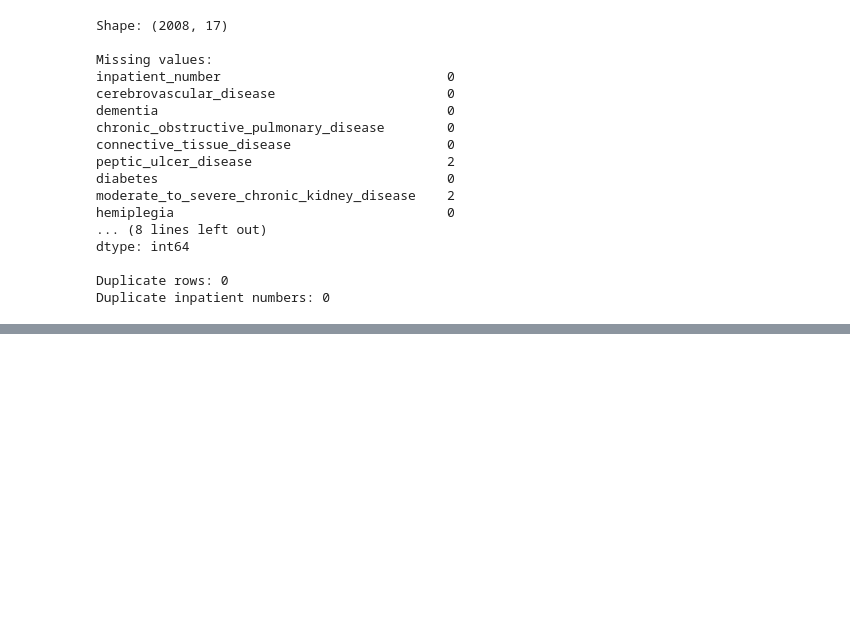
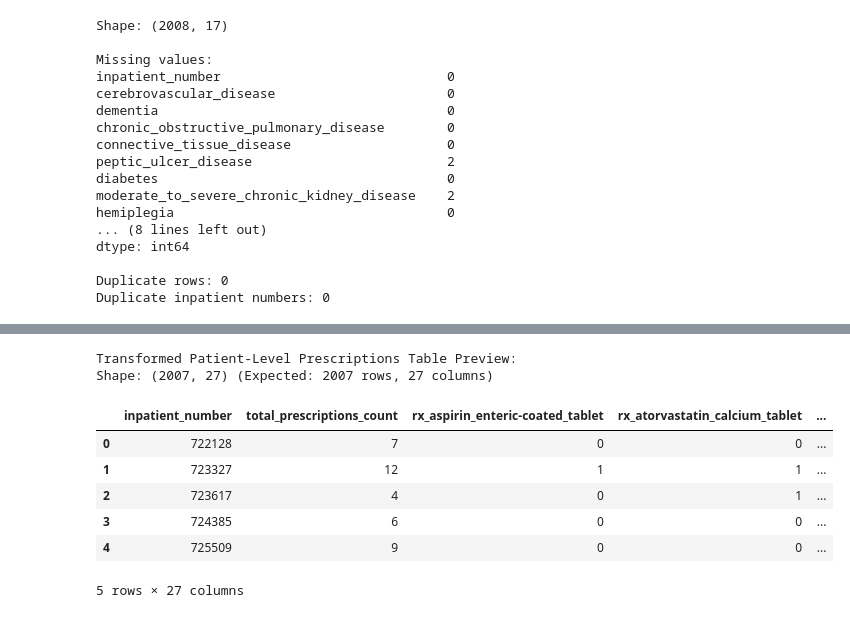
Before and after one commit to mishrasudha1984-png/Team4_The_Zen_OF_Five_PythonHackathon_Sep2026, a Jupyter notebook: Team4_The_Zen_OF_Five_01.datacleaning.ipynb, the cells around one changed output, grey strips where cells are left out. Drawn from its saved outputs; the diff is of its cells as text; code cells hidden in the pictures; blank space fills up the shorter version.

```diff
--- a/Team4_The_Zen_OF_Five_01.datacleaning.ipynb
+++ b/Team4_The_Zen_OF_Five_01.datacleaning.ipynb
@@ -1482,0 +1761,9 @@ import pandas as pd
+# %%
+# 1. Convert patient ID to string data type
+df_rx["inpatient_number"] = df_rx["inpatient_number"].astype(str)
+
+# 2. Clean whitespace in drug names
+df_rx["drug_name"] = df_rx["drug_name"].str.strip()
+
+# Verify data type change
+print(f"inpatient_number Data Type: {df_rx['inpatient_number'].dtype}")
@@ -1482,0 +1787,40 @@ import pandas as pd
+# %%
+# 1. Calculate total prescription count per patient
+df_patient_count = (
+    df_rx.groupby("inpatient_number")["drug_name"]
+    .count()
+    .reset_index(name="total_prescriptions_count")
+)
+
+# 2. One-Hot Encode the exact 25 drug names directly from dataset rows
+df_drugs_pivot = (
+    pd.crosstab(df_rx["inpatient_number"], df_rx["drug_name"])
+    .clip(upper=1)
+    .reset_index()
+)
+
+# Clean drug column names for pythonic access (spaces/hyphens converted to underscores with 'rx_' prefix)
+df_drugs_pivot.columns = [
+    col if col == "inpatient_number" else f"rx_{col.lower().replace(' ', '_')}"
+    for col in df_drugs_pivot.columns
+]
+
+# 3. Merge into a single Patient-Level Wide Table
+df_prescriptions_patient_level = df_patient_count.merge(
+    df_drugs_pivot, on="inpatient_number"
+)
+
+# Display transformed structure
+print("Transformed Patient-Level Prescriptions Table Preview:")
+print(f"Shape: {df_prescriptions_patient_level.shape} (Expected: 2007 rows, 27 columns)")
+df_prescriptions_patient_level.head()
+# %% [output]
+Transformed Patient-Level Prescriptions Table Preview:
+Shape: (2007, 27) (Expected: 2007 rows, 27 columns)
+|  | inpatient_number | total_prescriptions_count | rx_aspirin_enteric-coated_tablet | rx_atorvastatin_calcium_tablet | ... |
+| 0 | 722128 | 7 | 0 | 0 | ... |
+| 1 | 723327 | 12 | 1 | 1 | ... |
+| 2 | 723617 | 4 | 0 | 1 | ... |
+| 3 | 724385 | 6 | 0 | 0 | ... |
+| 4 | 725509 | 9 | 0 | 0 | ... |
+5 rows × 27 columns
```
Also changed, not shown: parts of 30 cells of this notebook.
